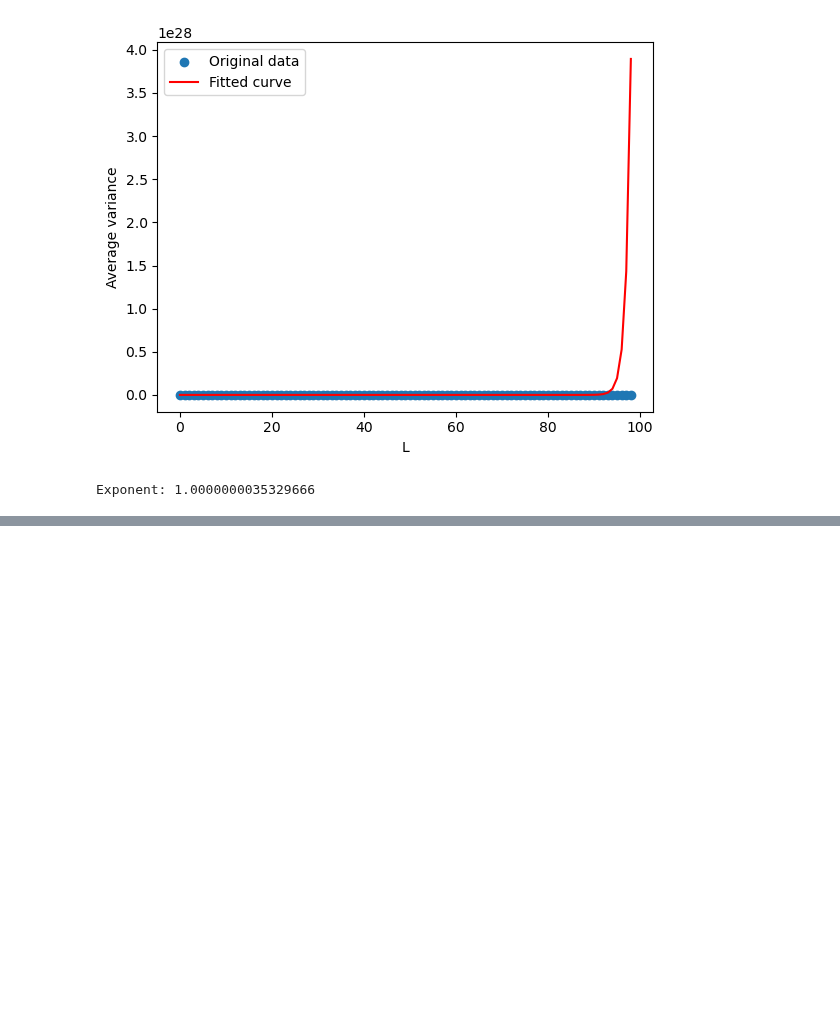
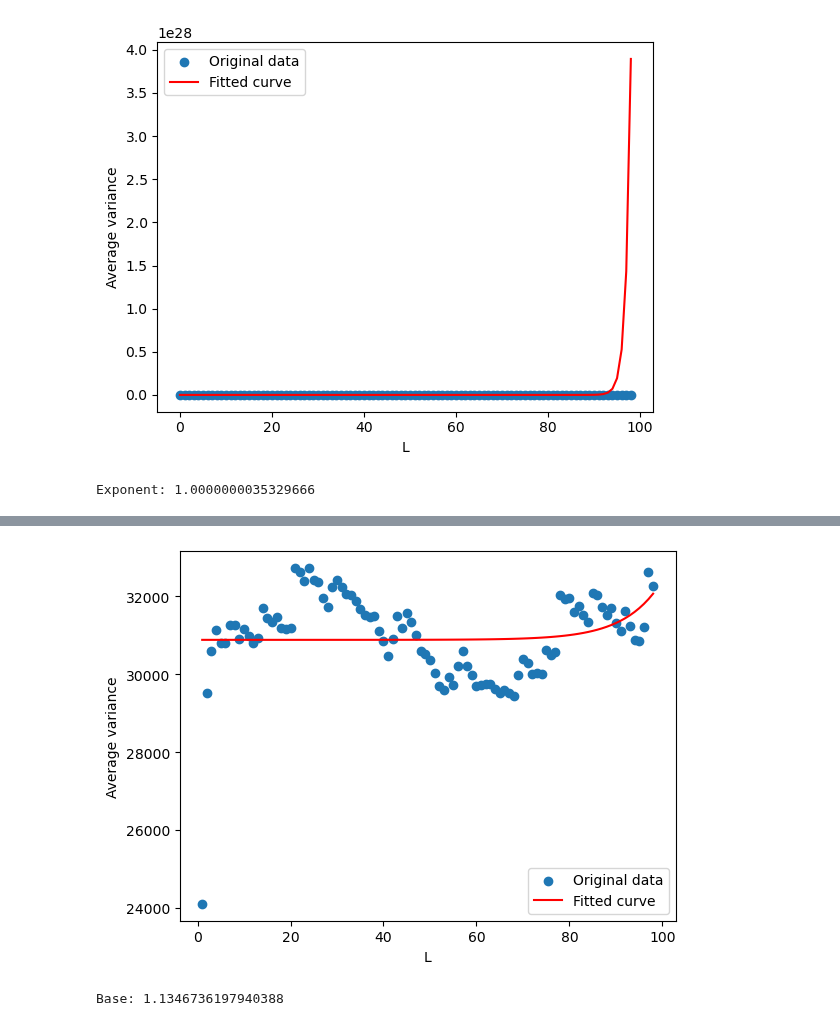
Before and after one commit to aM0NKE/ComplexSystemSimulation, a Jupyter notebook: mesa-schelling/archive/WealthSegregation.ipynb, the cells around one changed output, grey strips where cells are left out. Saved outputs shown, nothing was run; the diff lists cells and outputs as text; code cells hidden in the pictures; blank space fills up the shorter version.

Commit message:
Update WealthSegregation.ipynb
Added exponentiation to WealthSegregation

```diff
--- a/mesa-schelling/archive/WealthSegregation.ipynb
+++ b/mesa-schelling/archive/WealthSegregation.ipynb
@@ -164,0 +165,22 @@ Base: 1.0
+# %%
+# Fitting exponentiation fucntion
+
+def exponentiation_func(x, a, b, c):
+    return a ** (x+b) + c
+
+params, _ = curve_fit(exponentiation_func, L, average_vars)
+
+a_fit, b_fit, c_fit = params
+
+# Plot the original data and fitted curve
+plt.scatter(L, average_vars, label='Original data')
+plt.plot(L, exponentiation_func(L, a_fit, b_fit, c_fit), 'r-', label='Fitted curve')
+plt.legend()
+plt.xlabel('L')
+plt.ylabel('Average variance')
+plt.show()
+
+print("exp:", a_fit)
+# %% [output]
+[figure, added]
+Base: 1.1346736197940388
```
Also changed, not shown: parts of 5 cells of this notebook.
